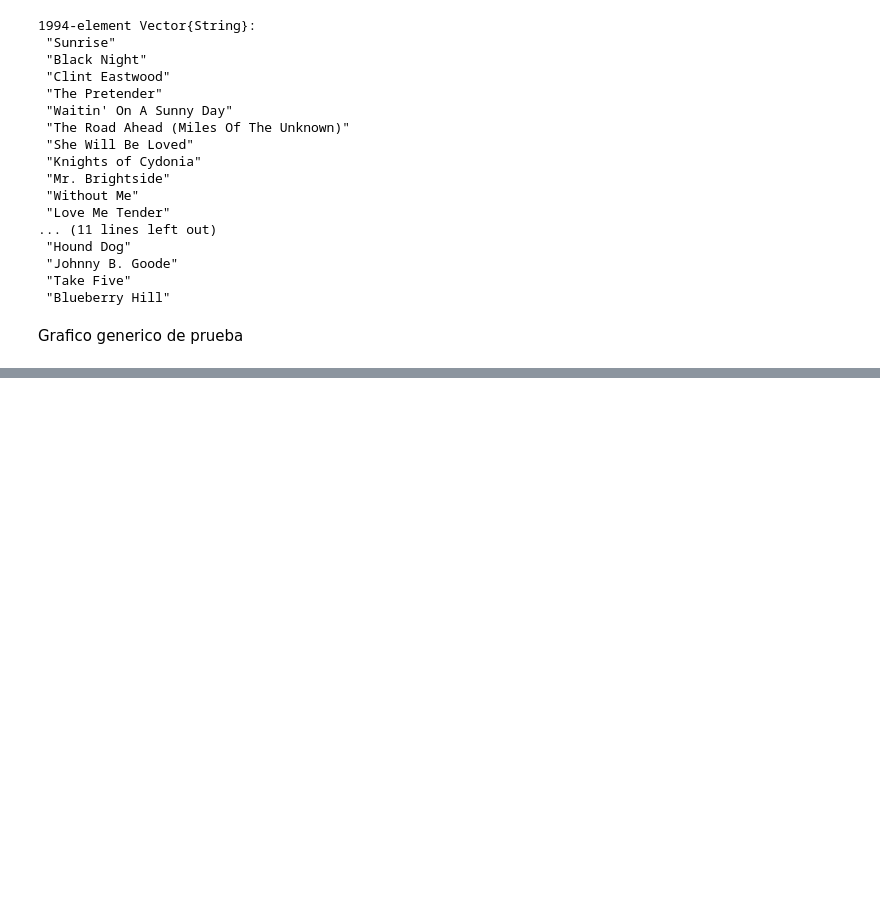
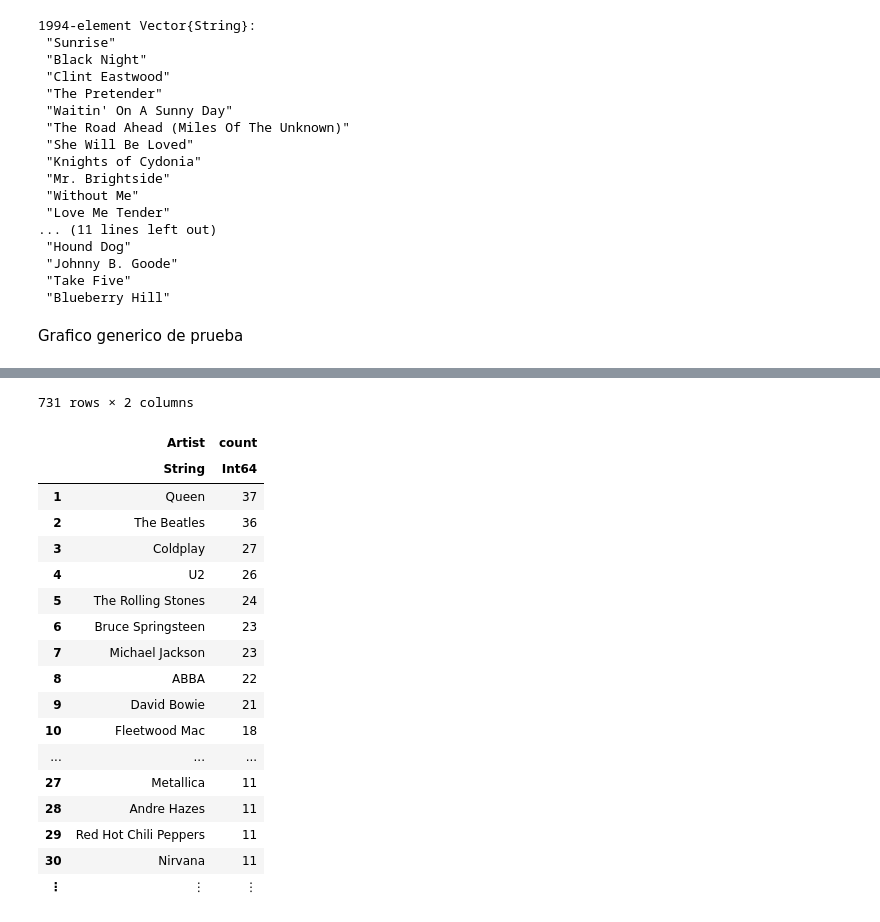
Before and after one commit to Gabriel-Re/TDL-Julia, a Jupyter notebook: data_analitics_Plots_Mateo.ipynb, the cells around one changed output, grey strips where cells are left out. Cells and saved outputs as stored; diff of their text form; code cells hidden in the pictures; blank space fills up the shorter version.

```diff
--- a/data_analitics_Plots_Mateo.ipynb
+++ b/data_analitics_Plots_Mateo.ipynb
@@ -127,0 +152,22 @@ plot(x, y)
+# %%
+sort!(df2, [:count], rev = true)
+# %% [output]
+731 rows × 2 columns
+|  | Artist | count |
+|  | String | Int64 |
+| 1 | Queen | 37 |
+| 2 | The Beatles | 36 |
+| 3 | Coldplay | 27 |
+| 4 | U2 | 26 |
+| 5 | The Rolling Stones | 24 |
+| 6 | Bruce Springsteen | 23 |
+| 7 | Michael Jackson | 23 |
+| 8 | ABBA | 22 |
+| 9 | David Bowie | 21 |
+| 10 | Fleetwood Mac | 18 |
+| ... | ... | ... |
+| 27 | Metallica | 11 |
+| 28 | Andre Hazes | 11 |
+| 29 | Red Hot Chili Peppers | 11 |
+| 30 | Nirvana | 11 |
+| ⋮ | ⋮ | ⋮ |
```
Also changed, not shown: parts of 3 cells of this notebook.
